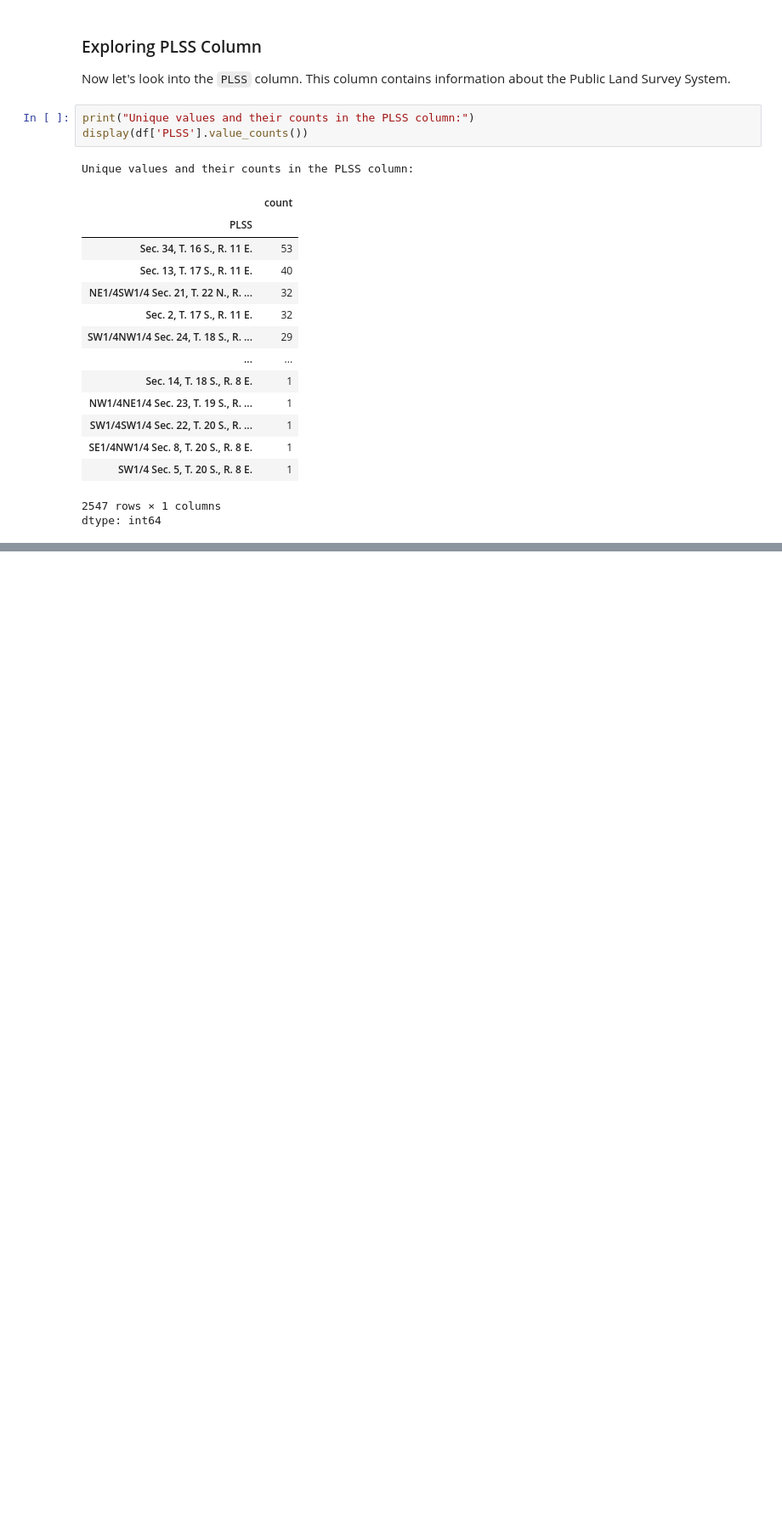
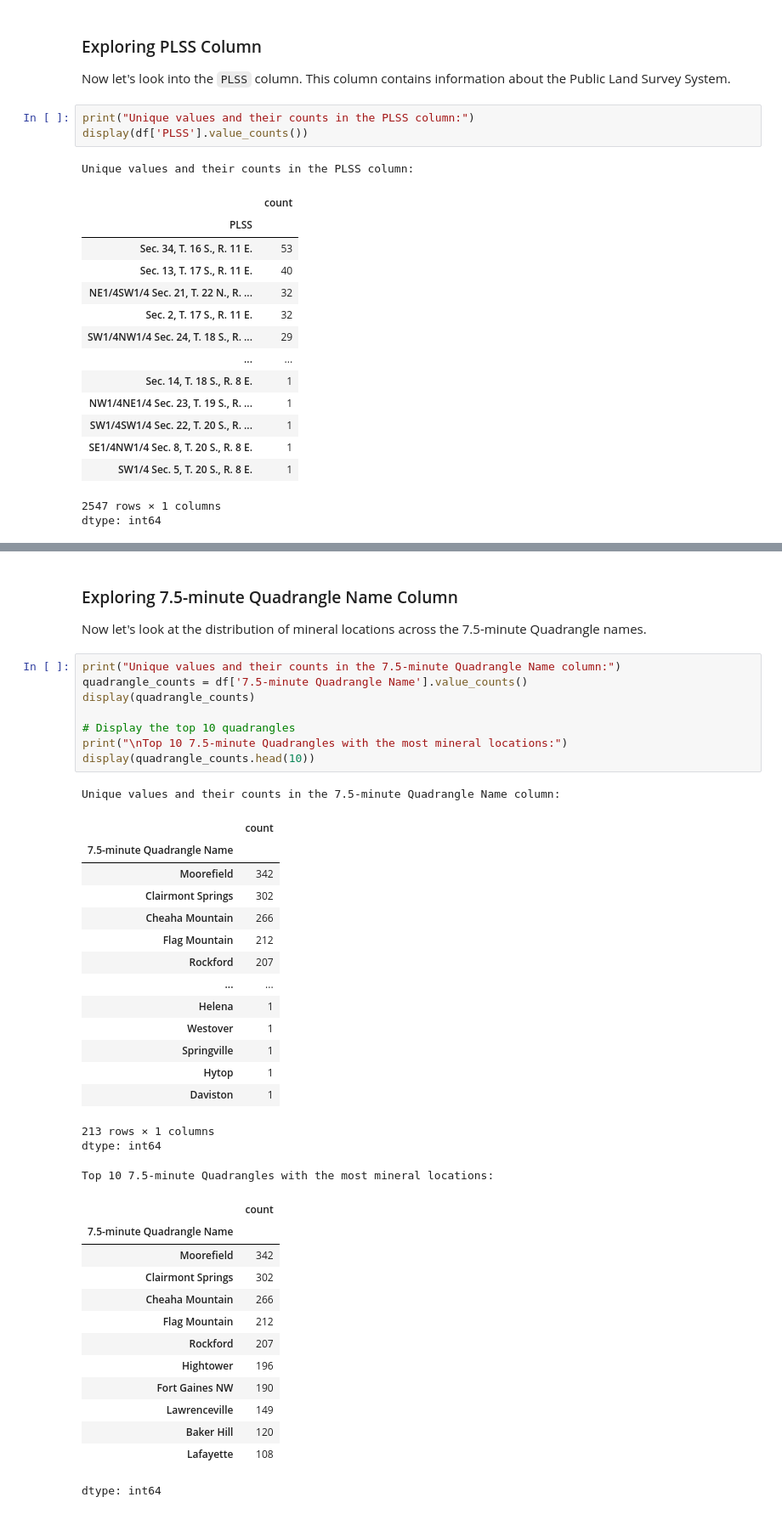
Before and after one commit to pallmallking/ALminerals, a Jupyter notebook: ALminerals.ipynb, the cells around one changed output, grey strips where cells are left out. Shown at 85% size. Cells and saved outputs as stored; diff of their text form; blank space fills up the shorter version.

```diff
--- a/ALminerals.ipynb
+++ b/ALminerals.ipynb
@@ -224,0 +336,43 @@ dtype: int64
+# %% [markdown]
+### Exploring 7.5-minute Quadrangle Name Column
+
+Now let's look at the distribution of mineral locations across the 7.5-minute Quadrangle names.
+# %%
+print("Unique values and their counts in the 7.5-minute Quadrangle Name column:")
+quadrangle_counts = df['7.5-minute Quadrangle Name'].value_counts()
+display(quadrangle_counts)
+
+# Display the top 10 quadrangles
+print("\nTop 10 7.5-minute Quadrangles with the most mineral locations:")
+display(quadrangle_counts.head(10))
+# %% [output]
+Unique values and their counts in the 7.5-minute Quadrangle Name column:
+|  | count |
+| 7.5-minute Quadrangle Name |  |
+| Moorefield | 342 |
+| Clairmont Springs | 302 |
+| Cheaha Mountain | 266 |
+| Flag Mountain | 212 |
+| Rockford | 207 |
+| ... | ... |
+| Helena | 1 |
+| Westover | 1 |
+| Springville | 1 |
+| Hytop | 1 |
+| Daviston | 1 |
+213 rows × 1 columns
+dtype: int64
+Top 10 7.5-minute Quadrangles with the most mineral locations:
+|  | count |
+| 7.5-minute Quadrangle Name |  |
+| Moorefield | 342 |
+| Clairmont Springs | 302 |
+| Cheaha Mountain | 266 |
+| Flag Mountain | 212 |
+| Rockford | 207 |
+| Hightower | 196 |
+| Fort Gaines NW | 190 |
+| Lawrenceville | 149 |
+| Baker Hill | 120 |
+| Lafayette | 108 |
+dtype: int64
```
Also changed, not shown: parts of 3 cells of this notebook.
